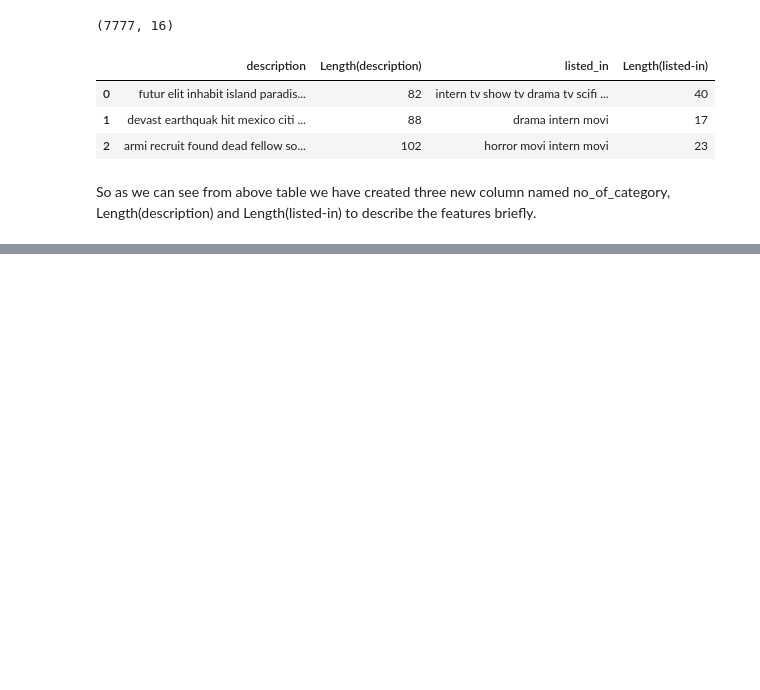
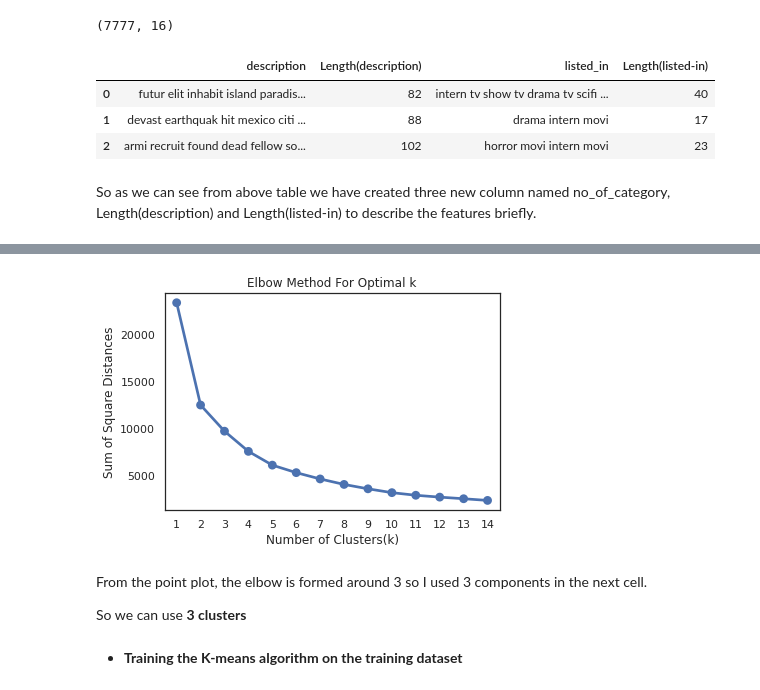
Before and after one commit to VrushankAmare/Netflix-Movies-and-TV-Shows-Clustering, a Jupyter notebook: NETFLIX_MOVIES_AND_TV_SHOWS_CLUSTERING.ipynb, the cells around one changed output, grey strips where cells are left out. Drawn from its saved outputs; the diff is of its cells as text; code cells hidden in the pictures; blank space fills up the shorter version.

```diff
--- a/NETFLIX_MOVIES_AND_TV_SHOWS_CLUSTERING.ipynb
+++ b/NETFLIX_MOVIES_AND_TV_SHOWS_CLUSTERING.ipynb
@@ -1865,0 +1900,4 @@ So as we can see from above table we have created three new column named no_of_c
+# %%
+#scaling x features
+X_features_rec = Netflix_df[['no_of_category' ,'Length(description)','Length(listed-in)']]
+stdscaler = preprocessing.StandardScaler()
@@ -1865,0 +1919,6 @@ So as we can see from above table we have created three new column named no_of_c
+# %%
+#list for silhouette_score
+X_rescale=stdscaler.fit_transform(X_features_rec)
+X=X_rescale
+silhouette_score_ = [  ]
+range_n_clusters = [i for i in range(2,16)]
@@ -1865,0 +2108,22 @@ So as we can see from above table we have created three new column named no_of_c
+# %%
+#Elbow Method For Optimal k
+sum_of_sq_dist = {}
+for k in range(1,15):
+    km = KMeans(n_clusters= k, init= 'k-means++', max_iter= 1000)
+    km = km.fit(X)
+    sum_of_sq_dist[k] = km.inertia_
+
+#Plot the graph for the sum of square distance values and Number of Clusters
+sns.pointplot(x = list(sum_of_sq_dist.keys()), y = list(sum_of_sq_dist.values()))
+plt.xlabel('Number of Clusters(k)')
+plt.ylabel('Sum of Square Distances')
+plt.title('Elbow Method For Optimal k')
+plt.show()
+# %% [output]
+[figure, added]
+# %% [markdown]
+From the point plot, the elbow is formed around 3 so I used 3 components in the next cell.
+
+So we can use **3 clusters**
+# %% [markdown]
+* **Training the K-means algorithm on the training dataset**
```
Also changed, not shown: parts of 34 cells of this notebook.
